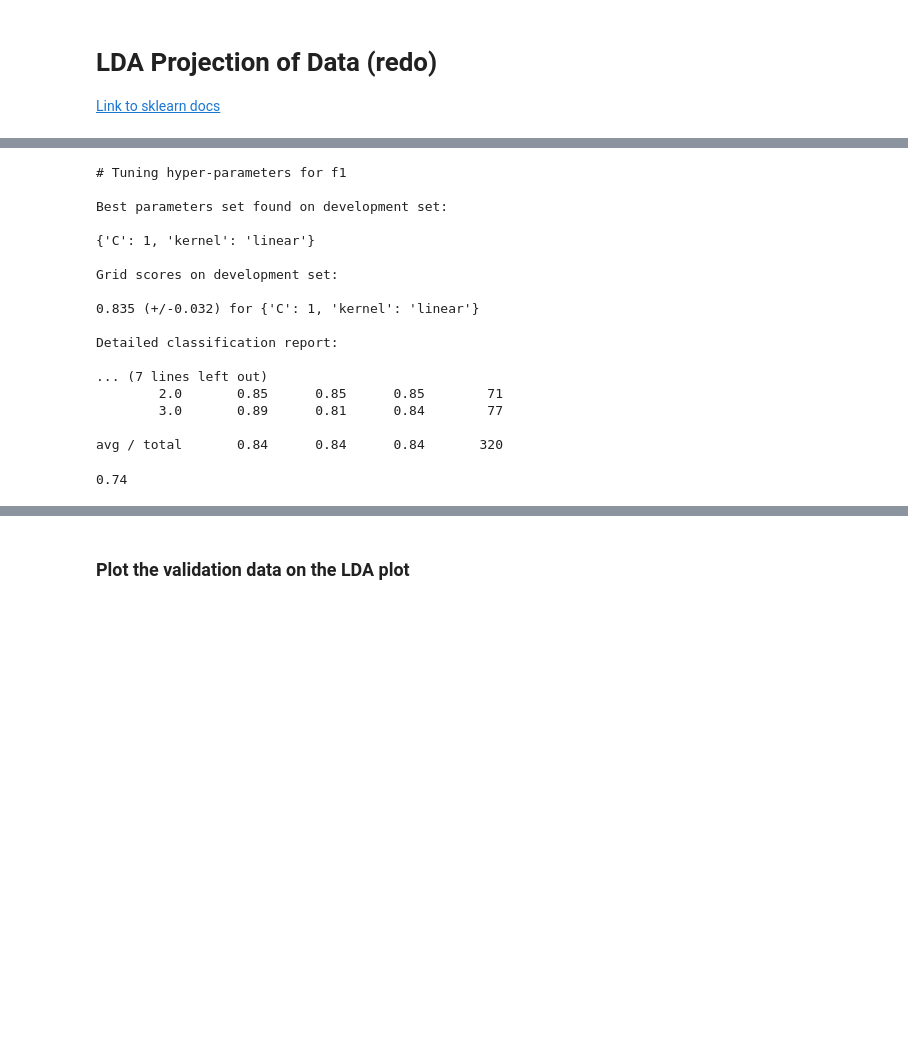
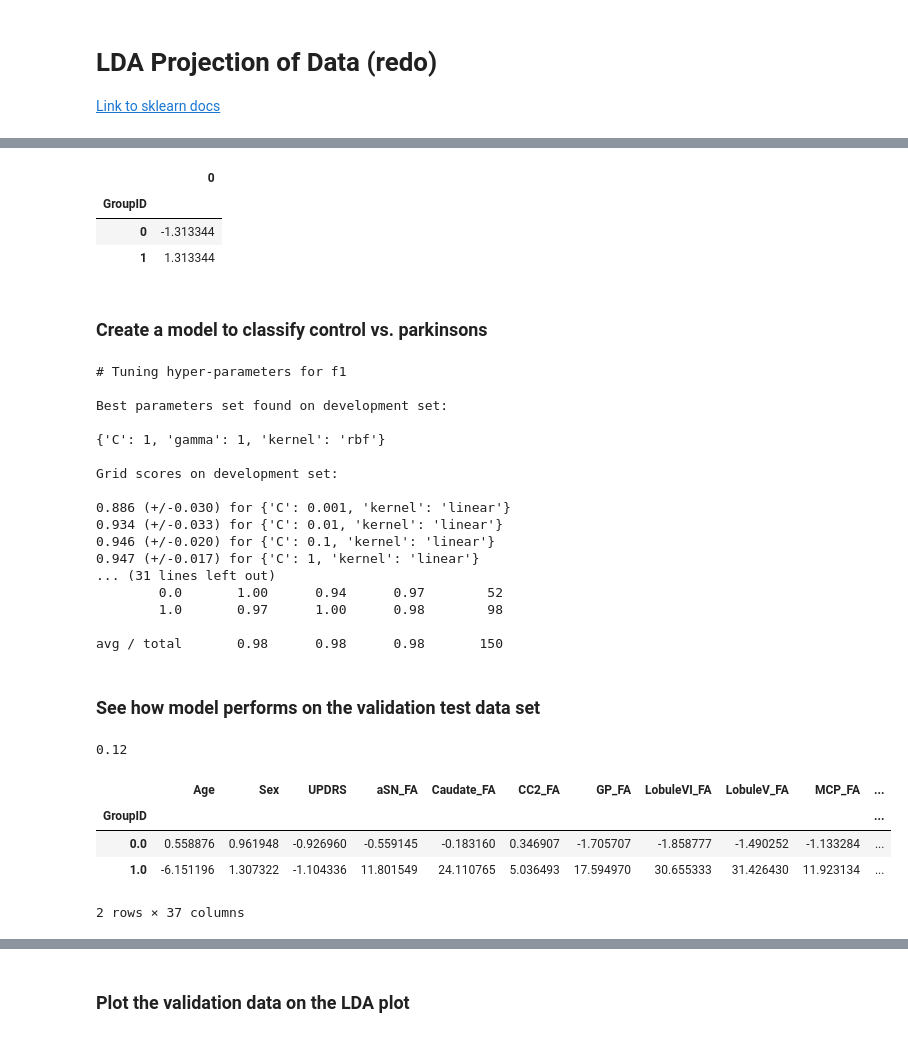
Before and after one commit to jtbricker/parkinsons-ml, a Jupyter notebook: LDA_redo.ipynb, the cells around one changed output, grey strips where cells are left out. Saved outputs shown, nothing was run; the diff lists cells and outputs as text; code cells hidden in the pictures; blank space fills up the shorter version.

```diff
--- a/LDA_redo.ipynb
+++ b/LDA_redo.ipynb
@@ -119,39 +207,65 @@ explained variance ratio (LDA): [0.58840312 0.31923686 0.09236002]
+# %%
+df= pd.DataFrame(X_train_lda)
+df['GroupID'] = y_train_group_park_res
+df.groupby('GroupID').mean()
+# %% [output]
+|  | 0 |
+| GroupID |  |
+| 0 | -1.313344 |
+| 1 | 1.313344 |
+# %% [markdown]
+### Create a model to classify control vs. parkinsons
 # %%
-clf = svm_grid_search(X_train_lda, X_test_lda, y_train, y_test, cv=5)
+clf = svm_grid_search(X_train_lda, X_test_lda, y_train_group_park_res, y_test_group_park, cv=5)
 # %% [output]
 # Tuning hyper-parameters for f1
 
 Best parameters set found on development set:
 
-{'C': 1, 'kernel': 'linear'}
+{'C': 1, 'gamma': 1, 'kernel': 'rbf'}
 
 Grid scores on development set:
 
-0.835 (+/-0.032) for {'C': 1, 'kernel': 'linear'}
+0.886 (+/-0.030) for {'C': 0.001, 'kernel': 'linear'}
+0.934 (+/-0.033) for {'C': 0.01, 'kernel': 'linear'}
+0.946 (+/-0.020) for {'C': 0.1, 'kernel': 'linear'}
+0.947 (+/-0.017) for {'C': 1, 'kernel': 'linear'}
+... (31 lines left out)
+        0.0       1.00      0.94      0.97        52
+        1.0       0.97      1.00      0.98        98
 
-Detailed classification report:
-
-... (7 lines left out)
-        2.0       0.85      0.85      0.85        71
-        3.0       0.89      0.81      0.84        77
-
-avg / total       0.84      0.84      0.84       320
+avg / total       0.98      0.98      0.98       150
+# %% [markdown]
+### See how model performs on the validation test data set
 # %%
 model = clf.best_estimator_
 
+# read the data in and remove unnecessary columns
 validation_data = pd.read_excel('./data/Validation.xlsx')
 validation_data = validation_data.drop('GUID', axis=1)
 validation_data = validation_data.drop('Subject', axis=1)
+
+# sort the validation data columns in same order as training/test data
 validation_data = validation_data[data.columns]
 
-validation_data
-
-X_valid = validation_data.values[:,:-1]
-y_valid = validation_data.values[:,-1]
-
-X_valid_std = std_scale.transform(X_valid)
-X_valid_lda = lda.transform(X_valid_std)
-
-model.score(X_valid_lda, y_valid)
+# group all parkinson's subjects together
+validation_data[validation_data['GroupID'] != 0] = 1
-# %% [output]
-0.74
+# %%
+# split the features and class columns
+X_valid = validation_data.values[:,:-1]
+y_valid = validation_data.values[:,-1]
+
+# standarize and lda transform the data
+X_valid_std = std_scale.transform(X_valid)
+X_valid_lda = lda.transform(X_valid_std)
+
+# Calculate the accuracy
+print(model.score(X_valid_lda, y_valid))
+model.predict(X_valid_lda)
+# %% [output]
+0.12
+|  | Age | Sex | UPDRS | aSN_FA | Caudate_FA | CC2_FA | GP_FA | LobuleVI_FA | LobuleV_FA | MCP_FA | ... |
+| GroupID |  |  |  |  |  |  |  |  |  |  | ... |
+| 0.0 | 0.558876 | 0.961948 | -0.926960 | -0.559145 | -0.183160 | 0.346907 | -1.705707 | -1.858777 | -1.490252 | -1.133284 | ... |
+| 1.0 | -6.151196 | 1.307322 | -1.104336 | 11.801549 | 24.110765 | 5.036493 | 17.594970 | 30.655333 | 31.426430 | 11.923134 | ... |
+2 rows × 37 columns
```
Also changed, not shown: parts of 26 cells of this notebook, 4 other files.
